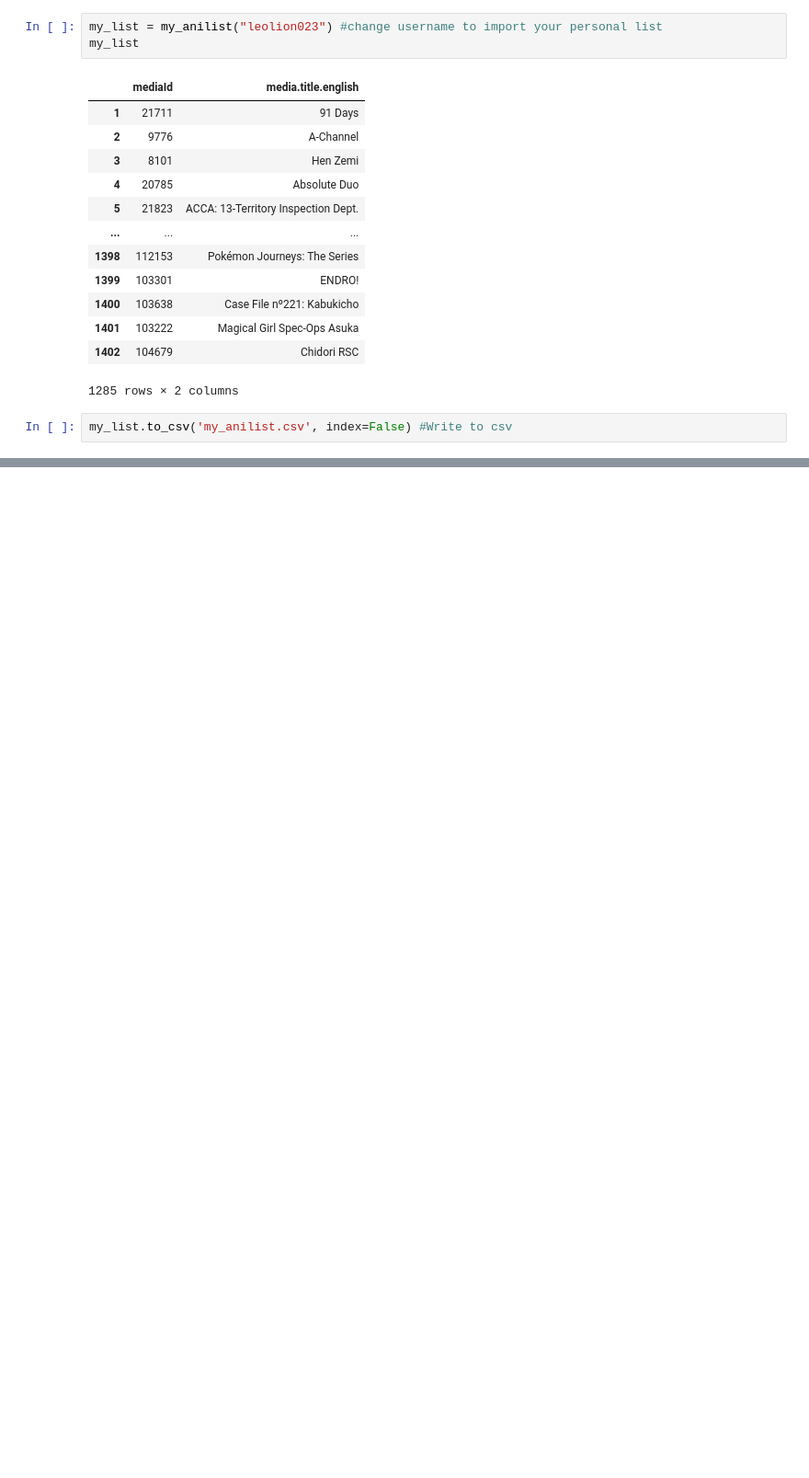
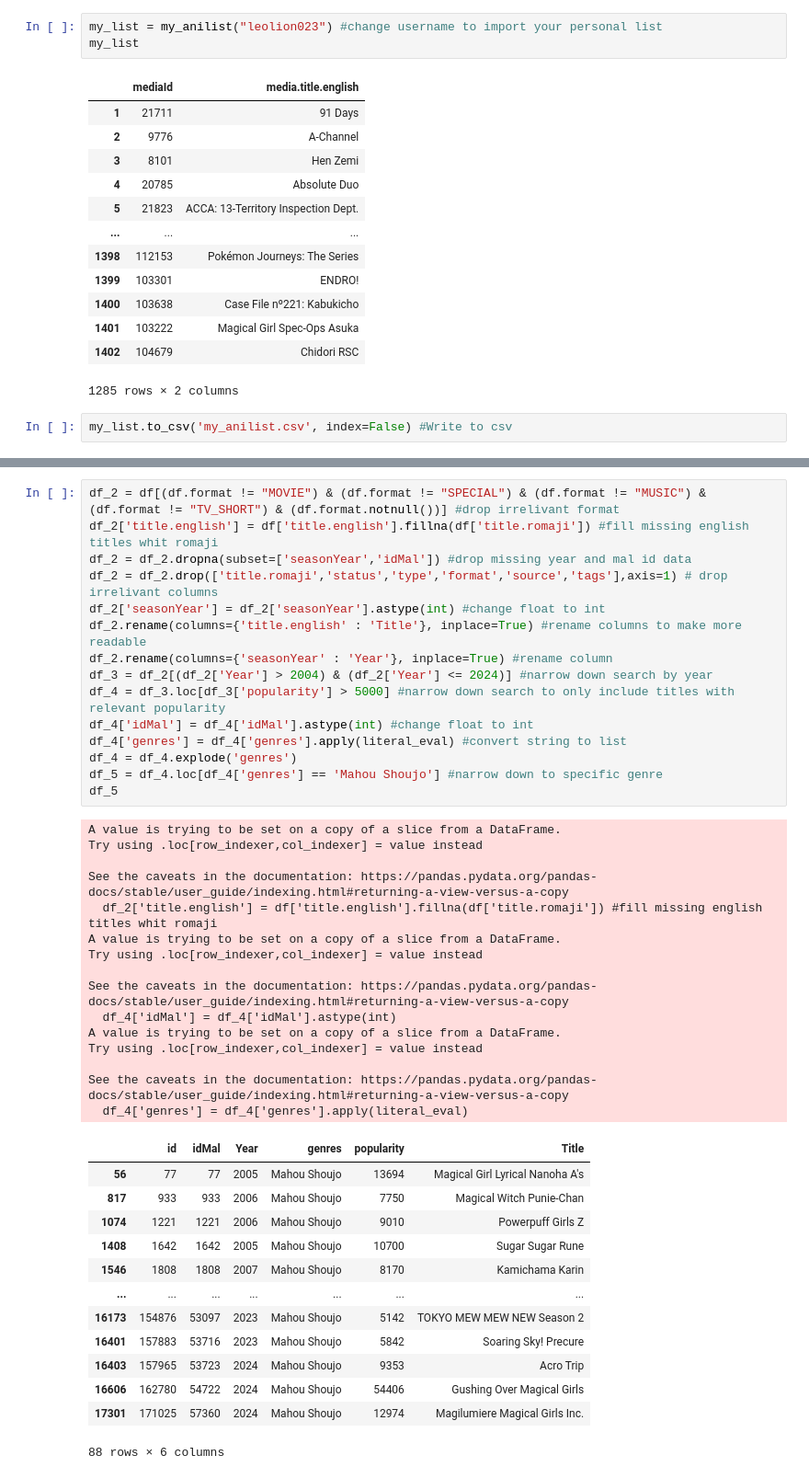
Before and after one commit to leolion023/Anilist, a Jupyter notebook: compile_list.ipynb, the cells around one changed output, grey strips where cells are left out. Shown at 92% size. Saved outputs shown, nothing was run; the diff lists cells and outputs as text; blank space fills up the shorter version.

```diff
--- a/compile_list.ipynb
+++ b/compile_list.ipynb
@@ -136,0 +164,44 @@ my_list.to_csv('my_anilist.csv', index=False) #Write to csv
+# %%
+df_2 = df[(df.format != "MOVIE") & (df.format != "SPECIAL") & (df.format != "MUSIC") & (df.format != "TV_SHORT") & (df.format.notnull())] #drop irrelivant format
+df_2['title.english'] = df['title.english'].fillna(df['title.romaji']) #fill missing english titles whit romaji
+df_2 = df_2.dropna(subset=['seasonYear','idMal']) #drop missing year and mal id data
+df_2 = df_2.drop(['title.romaji','status','type','format','source','tags'],axis=1) # drop irrelivant columns
+df_2['seasonYear'] = df_2['seasonYear'].astype(int) #change float to int
+df_2.rename(columns={'title.english' : 'Title'}, inplace=True) #rename columns to make more readable
+df_2.rename(columns={'seasonYear' : 'Year'}, inplace=True) #rename column
+df_3 = df_2[(df_2['Year'] > 2004) & (df_2['Year'] <= 2024)] #narrow down search by year
+df_4 = df_3.loc[df_3['popularity'] > 5000] #narrow down search to only include titles with relevant popularity
+df_4['idMal'] = df_4['idMal'].astype(int) #change float to int
+df_4['genres'] = df_4['genres'].apply(literal_eval) #convert string to list
+df_4 = df_4.explode('genres')
+df_5 = df_4.loc[df_4['genres'] == 'Mahou Shoujo'] #narrow down to specific genre
+df_5
+# %% [output]
+A value is trying to be set on a copy of a slice from a DataFrame.
+Try using .loc[row_indexer,col_indexer] = value instead
+
+See the caveats in the documentation: https://pandas.pydata.org/pandas-docs/stable/user_guide/indexing.html#returning-a-view-versus-a-copy
+  df_2['title.english'] = df['title.english'].fillna(df['title.romaji']) #fill missing english titles whit romaji
+A value is trying to be set on a copy of a slice from a DataFrame.
+Try using .loc[row_indexer,col_indexer] = value instead
+
+See the caveats in the documentation: https://pandas.pydata.org/pandas-docs/stable/user_guide/indexing.html#returning-a-view-versus-a-copy
+  df_4['idMal'] = df_4['idMal'].astype(int)
+A value is trying to be set on a copy of a slice from a DataFrame.
+Try using .loc[row_indexer,col_indexer] = value instead
+
+See the caveats in the documentation: https://pandas.pydata.org/pandas-docs/stable/user_guide/indexing.html#returning-a-view-versus-a-copy
+  df_4['genres'] = df_4['genres'].apply(literal_eval)
+|  | id | idMal | Year | genres | popularity | Title |
+| 56 | 77 | 77 | 2005 | Mahou Shoujo | 13694 | Magical Girl Lyrical Nanoha A's |
+| 817 | 933 | 933 | 2006 | Mahou Shoujo | 7750 | Magical Witch Punie-Chan |
+| 1074 | 1221 | 1221 | 2006 | Mahou Shoujo | 9010 | Powerpuff Girls Z |
+| 1408 | 1642 | 1642 | 2005 | Mahou Shoujo | 10700 | Sugar Sugar Rune |
+| 1546 | 1808 | 1808 | 2007 | Mahou Shoujo | 8170 | Kamichama Karin |
+| ... | ... | ... | ... | ... | ... | ... |
+| 16173 | 154876 | 53097 | 2023 | Mahou Shoujo | 5142 | TOKYO MEW MEW NEW Season 2 |
+| 16401 | 157883 | 53716 | 2023 | Mahou Shoujo | 5842 | Soaring Sky! Precure |
+| 16403 | 157965 | 53723 | 2024 | Mahou Shoujo | 9353 | Acro Trip |
+| 16606 | 162780 | 54722 | 2024 | Mahou Shoujo | 54406 | Gushing Over Magical Girls |
+| 17301 | 171025 | 57360 | 2024 | Mahou Shoujo | 12974 | Magilumiere Magical Girls Inc. |
+88 rows × 6 columns
```
Also changed, not shown: parts of 6 cells of this notebook, 2 other files.
